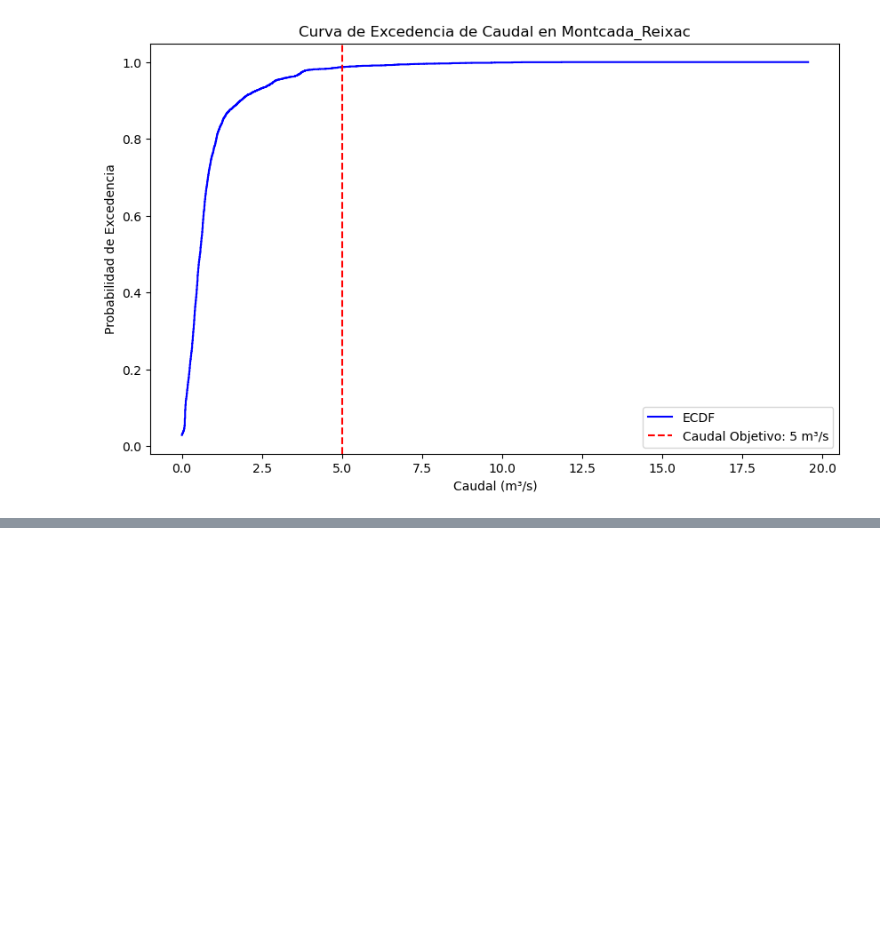
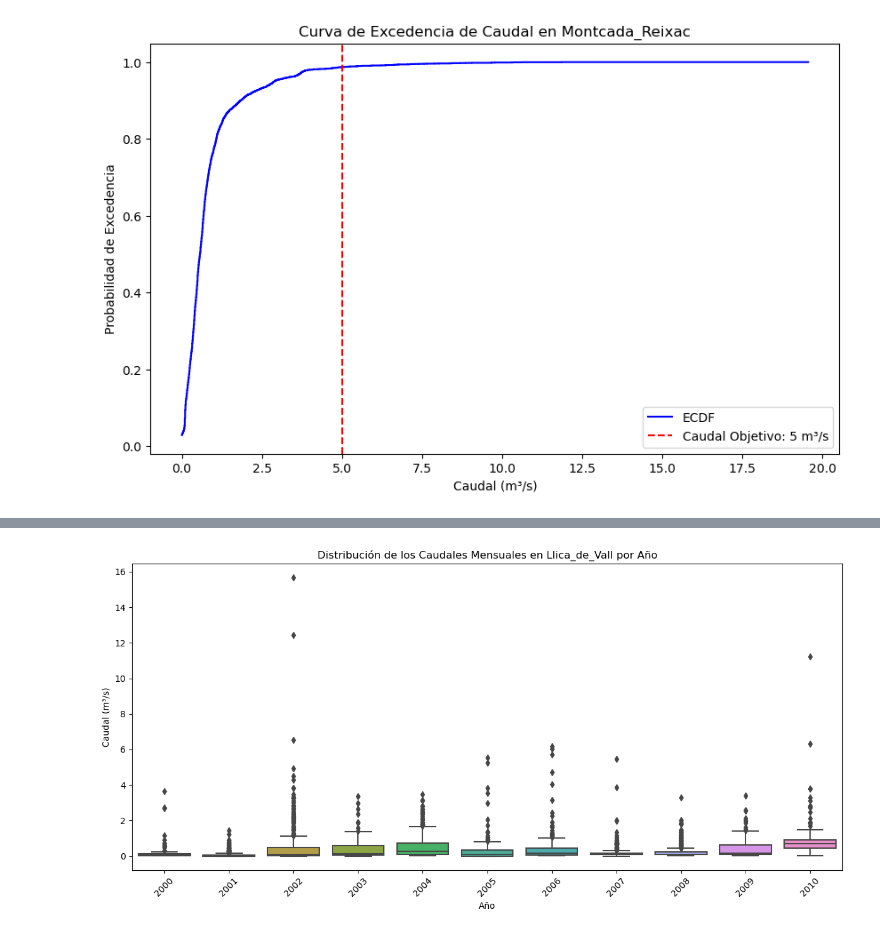
Before and after one commit to saosar/Hidrology, a Jupyter notebook: SOAEstadistica.ipynb, the cells around one changed output, grey strips where cells are left out. Cells and saved outputs as stored; diff of their text form; code cells hidden in the pictures; blank space fills up the shorter version.

```diff
--- a/SOAEstadistica.ipynb
+++ b/SOAEstadistica.ipynb
@@ -663,0 +963,23 @@ fig.show()
+# %%
+# 1. Seleccionar una estación específica
+nombreST = "Llica_de_Vall"
+DF_St = TotalDat[TotalDat['Estacio'] == nombreST].copy()
+
+# 2. Extraer el año de la columna 'Fecha'
+DF_St['Year'] = DF_St['Fecha'].dt.year
+
+# 3. Generar el diagrama de cajas (boxplot) con la distribución de los caudales mensuales por año
+plt.figure(figsize=(12, 6))
+sns.boxplot(x='Year', y='Valor', data=DF_St)
+
+# 4. Añadir títulos y etiquetas
+plt.title(f"Distribución de los Caudales Mensuales en {nombreST} por Año")
+plt.xlabel("Año")
+plt.ylabel("Caudal (m³/s)")
+
+# 5. Mostrar el gráfico
+plt.xticks(rotation=45)  # Rotar las etiquetas del eje X si hay muchos años
+plt.tight_layout()  # Ajustar el diseño del gráfico
+plt.show()
+# %% [output]
+[figure, added]
```
Also changed, not shown: parts of 11 cells of this notebook.
